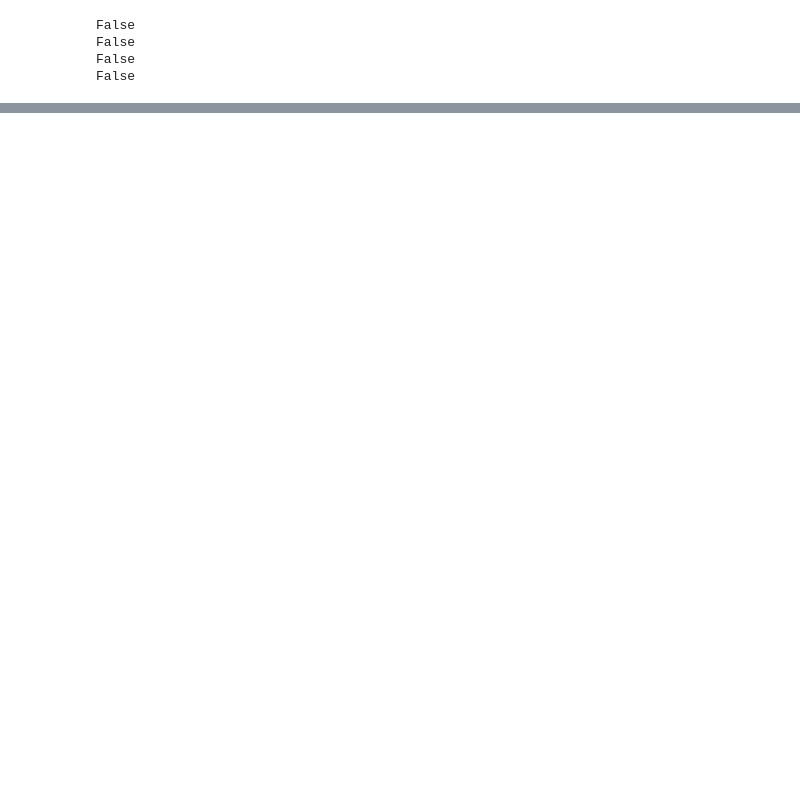
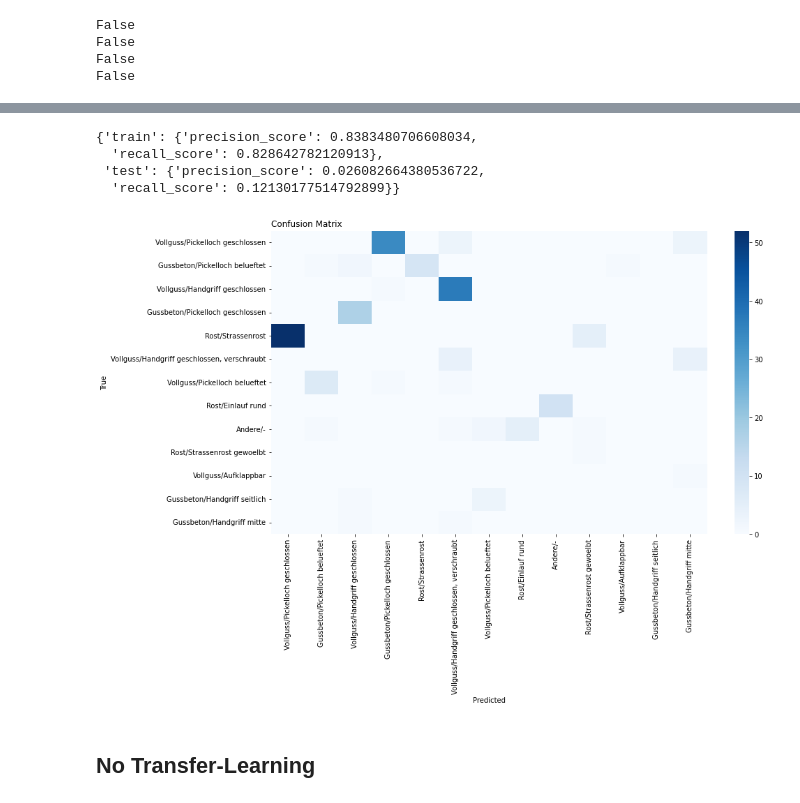
Before and after one commit to FiratSaritas/manhole-cover-classification, a Jupyter notebook: model/model_s.ipynb, the cells around one changed output, grey strips where cells are left out. Cells and saved outputs as stored; diff of their text form; code cells hidden in the pictures; blank space fills up the shorter version.

```diff
--- a/model/model_s.ipynb
+++ b/model/model_s.ipynb
@@ -146,0 +172,18 @@ res = train_network(
+# %%
+metrics = convnext.calculate_metrics(dataloader_train=dataloader_train,
+                                     dataloader_test=dataloader_test,
+                                     metric_funcs=[precision_score, recall_score],
+                                     average='macro')
+# %% [output]
+{'train': {'precision_score': 0.8383480706608034,
+  'recall_score': 0.828642782120913},
+ 'test': {'precision_score': 0.026082664380536722,
+  'recall_score': 0.12130177514792899}}
+# %%
+y_true, y_pred = convnext.predict(dataloader_test)
+# %%
+EvaluationPlots.plot_confusion_matrix(y_true, y_pred, dataloader_test.dataset.label_dict_r)
+# %% [output]
+[figure, added]
+# %% [markdown]
+## No Transfer-Learning
```
Also changed, not shown: parts of 43 cells of this notebook.
